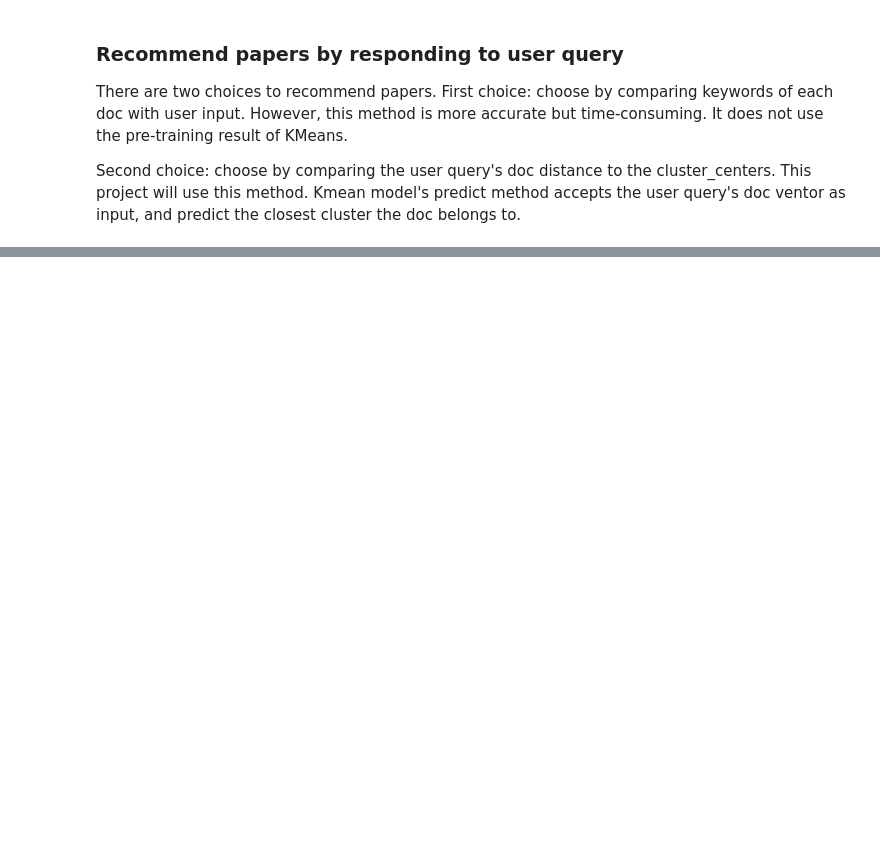
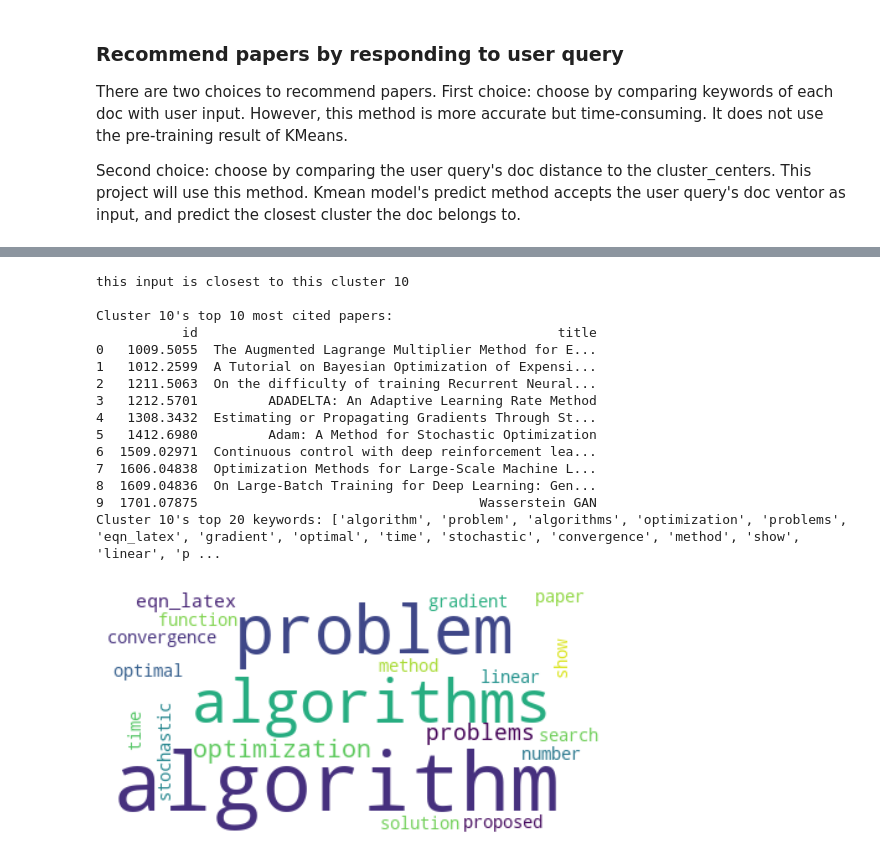
Before and after one commit to brandonywl/ArXiv-Dataset-T14, a Jupyter notebook: kmeans_classify.ipynb, the cells around one changed output, grey strips where cells are left out. Drawn from its saved outputs; the diff is of its cells as text; code cells hidden in the pictures; blank space fills up the shorter version.

```diff
--- a/kmeans_classify.ipynb
+++ b/kmeans_classify.ipynb
@@ -192,0 +246,24 @@ Top 10 keywords closest to the center of Cluster 6
+# %%
+if USE_TFIDF:
+    # get user input vector
+    user_input = "deep learning algorithm optimization"
+    kmeans_classify.predict_user_query_cluster_tfidf(user_input, tfidf_vectorizer, tfidf_km, data_df, df_citations)
+else:
+    print("The current parameter uses word2vec vectorization. The code here aborted.")
+# %% [output]
+this input is closest to this cluster 10
+
+Cluster 10's top 10 most cited papers:
+           id                                              title
+0   1009.5055  The Augmented Lagrange Multiplier Method for E...
+1   1012.2599  A Tutorial on Bayesian Optimization of Expensi...
+2   1211.5063  On the difficulty of training Recurrent Neural...
+3   1212.5701         ADADELTA: An Adaptive Learning Rate Method
+4   1308.3432  Estimating or Propagating Gradients Through St...
+5   1412.6980         Adam: A Method for Stochastic Optimization
+6  1509.02971  Continuous control with deep reinforcement lea...
+7  1606.04838  Optimization Methods for Large-Scale Machine L...
+8  1609.04836  On Large-Batch Training for Deep Learning: Gen...
+9  1701.07875                                    Wasserstein GAN
+Cluster 10's top 20 keywords: ['algorithm', 'problem', 'algorithms', 'optimization', 'problems', 'eqn_latex', 'gradient', 'optimal', 'time', 'stochastic', 'convergence', 'method', 'show', 'linear', 'p ...
+[figure, added]
```
Also changed, not shown: parts of 10 cells of this notebook, 1 other file.
